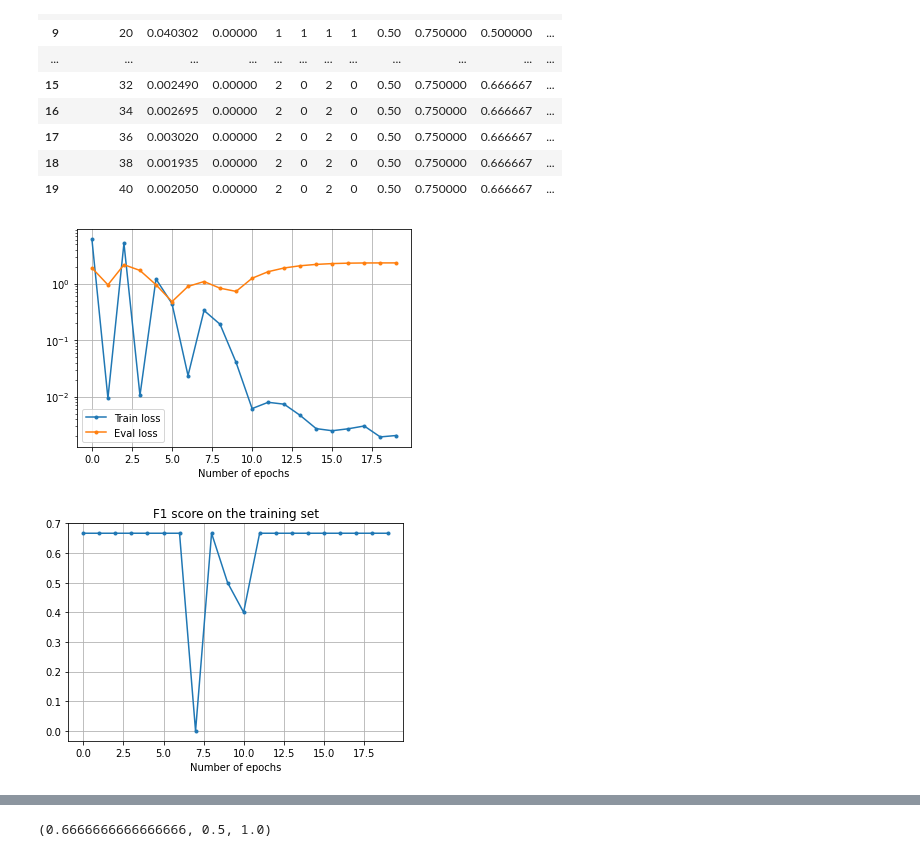
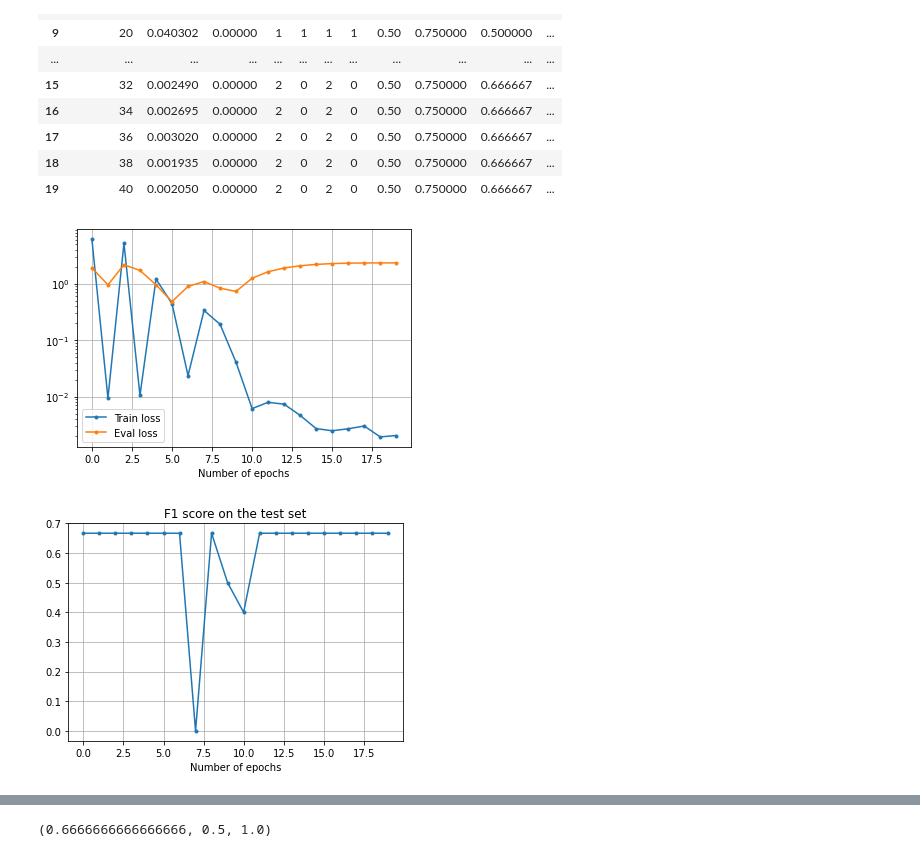
Before and after one commit to TibiGG/NLP_CW, a Jupyter notebook: figures_train_progress_exampe.ipynb, the cells around one changed output, grey strips where cells are left out. Drawn from its saved outputs; the diff is of its cells as text; code cells hidden in the pictures.

```diff
--- a/figures_train_progress_exampe.ipynb
+++ b/figures_train_progress_exampe.ipynb
@@ -165,18 +165,18 @@ progress
 # %%
 plt.figure(1)
 plt.plot(progress['train_loss'], '.-', label='Train loss')
 plt.plot(progress['eval_loss'], '.-', label='Eval loss')
 plt.yscale('log')
 plt.xlabel('Number of epochs')
 plt.legend()
 plt.grid()
 
 plt.figure(2)
-plt.title('F1 score on the training set')
+plt.title('F1 score on the test set')
 plt.plot(progress['f1'], '.-')
 plt.xlabel('Number of epochs')
 plt.grid()
 # %% [output]
 [figure]
-[figure, old version]
+[figure, new version]
 # %%
```
Also changed, not shown: parts of 1 cell of this notebook.
